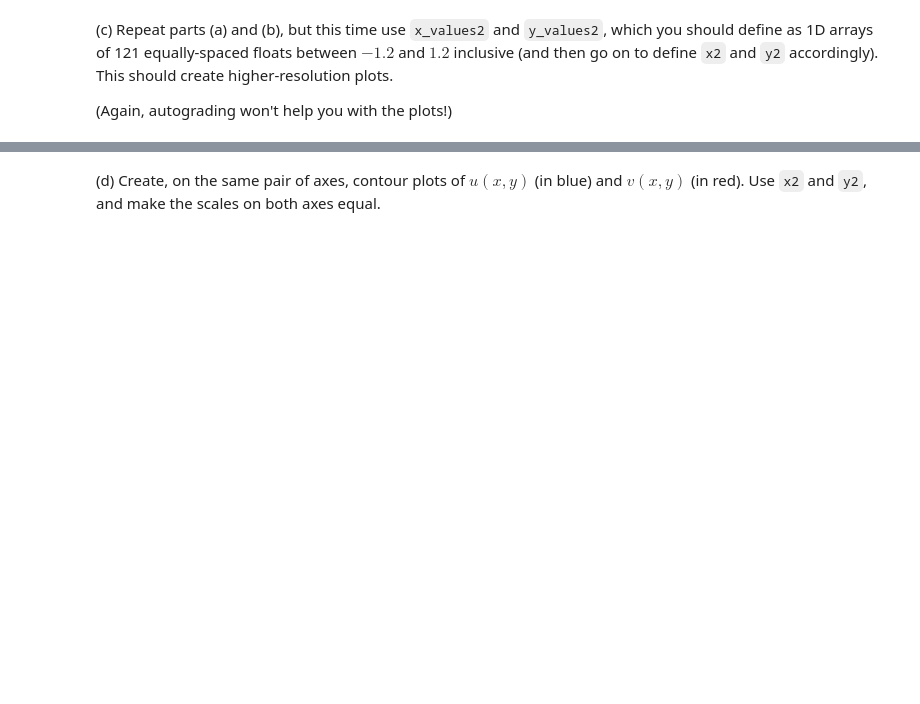
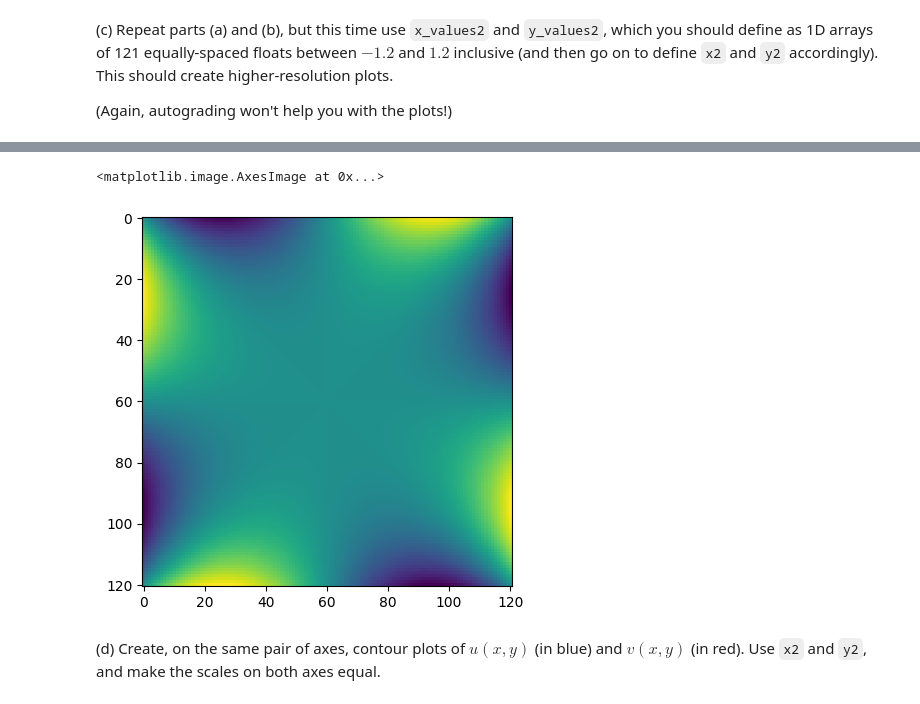
Before and after one commit to Imperial-MATH40006/math40006-2022-23-term2-week4-fkaner0, a Jupyter notebook: term2week4.ipynb, the cells around one changed output, grey strips where cells are left out. Saved outputs shown, nothing was run; the diff lists cells and outputs as text; code cells hidden in the pictures; blank space fills up the shorter version.

```diff
--- a/term2week4.ipynb
+++ b/term2week4.ipynb
@@ -286,6 +306,11 @@ raise NotImplementedError()
 # %%
 # Cell for second plot
-# YOUR CODE HERE
-raise NotImplementedError()
+
+v = 4 * x2**3 * y2 - 4 * x2 * y2 **3
+
+plt.imshow(v)
+# %% [output]
+<matplotlib.image.AxesImage at 0x...>
+[figure, added]
 # %% [markdown]
 (d) Create, on the same pair of axes, contour plots of $u(x,y)$ (in blue) and $v(x,y)$ (in red). Use `x2` and `y2`, and make the scales on both axes equal.
```
Also changed, not shown: parts of 15 cells of this notebook.
